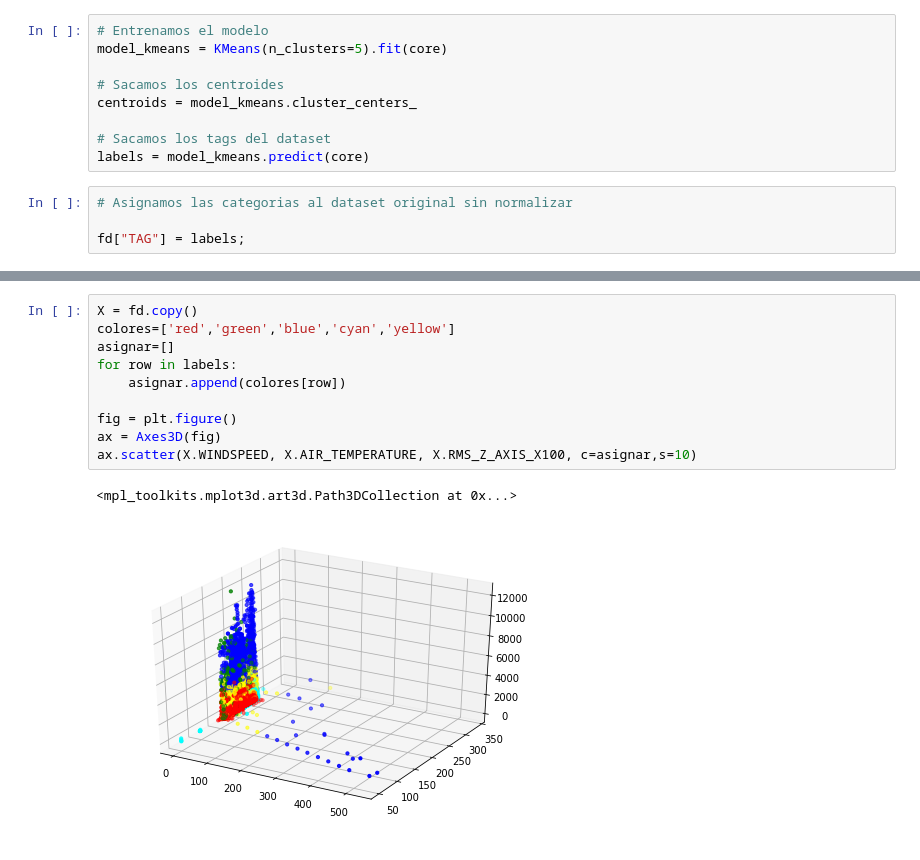
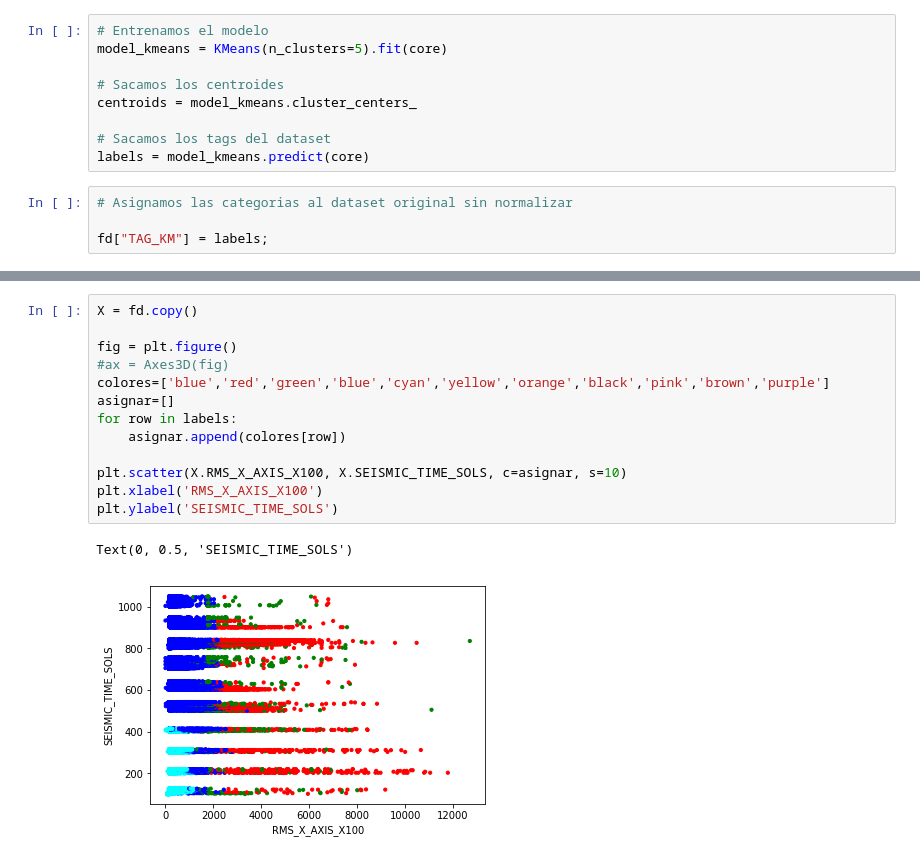
Before and after one commit to gabgarar/NASA---Mision-Vikings, a Jupyter notebook: CLUSTERING.ipynb, the cells around one changed output, grey strips where cells are left out. Saved outputs shown, nothing was run; the diff lists cells and outputs as text.

```diff
--- a/CLUSTERING.ipynb
+++ b/CLUSTERING.ipynb
@@ -123,5 +125,5 @@ labels = model_kmeans.predict(core)
 # %%
 # Asignamos las categorias al dataset original sin normalizar
 
-fd["TAG"] = labels;
+fd["TAG_KM"] = labels;
 # %%
@@ -140,13 +149,16 @@ fd.groupby("TAG").mean()
 # %%
 X = fd.copy()
-colores=['red','green','blue','cyan','yellow']
+
+fig = plt.figure()
+#ax = Axes3D(fig)
+colores=['blue','red','green','blue','cyan','yellow','orange','black','pink','brown','purple']
 asignar=[]
 for row in labels:
     asignar.append(colores[row])
 
-fig = plt.figure()
-ax = Axes3D(fig)
-ax.scatter(X.WINDSPEED, X.AIR_TEMPERATURE, X.RMS_Z_AXIS_X100, c=asignar,s=10)
+plt.scatter(X.RMS_X_AXIS_X100, X.SEISMIC_TIME_SOLS, c=asignar, s=10)
+plt.xlabel('RMS_X_AXIS_X100')
+plt.ylabel('SEISMIC_TIME_SOLS')
 # %% [output]
-<mpl_toolkits.mplot3d.art3d.Path3DCollection at 0x...>
+Text(0, 0.5, 'SEISMIC_TIME_SOLS')
-[figure, old version]
+[figure, new version]
```
Also changed, not shown: parts of 15 cells of this notebook.
